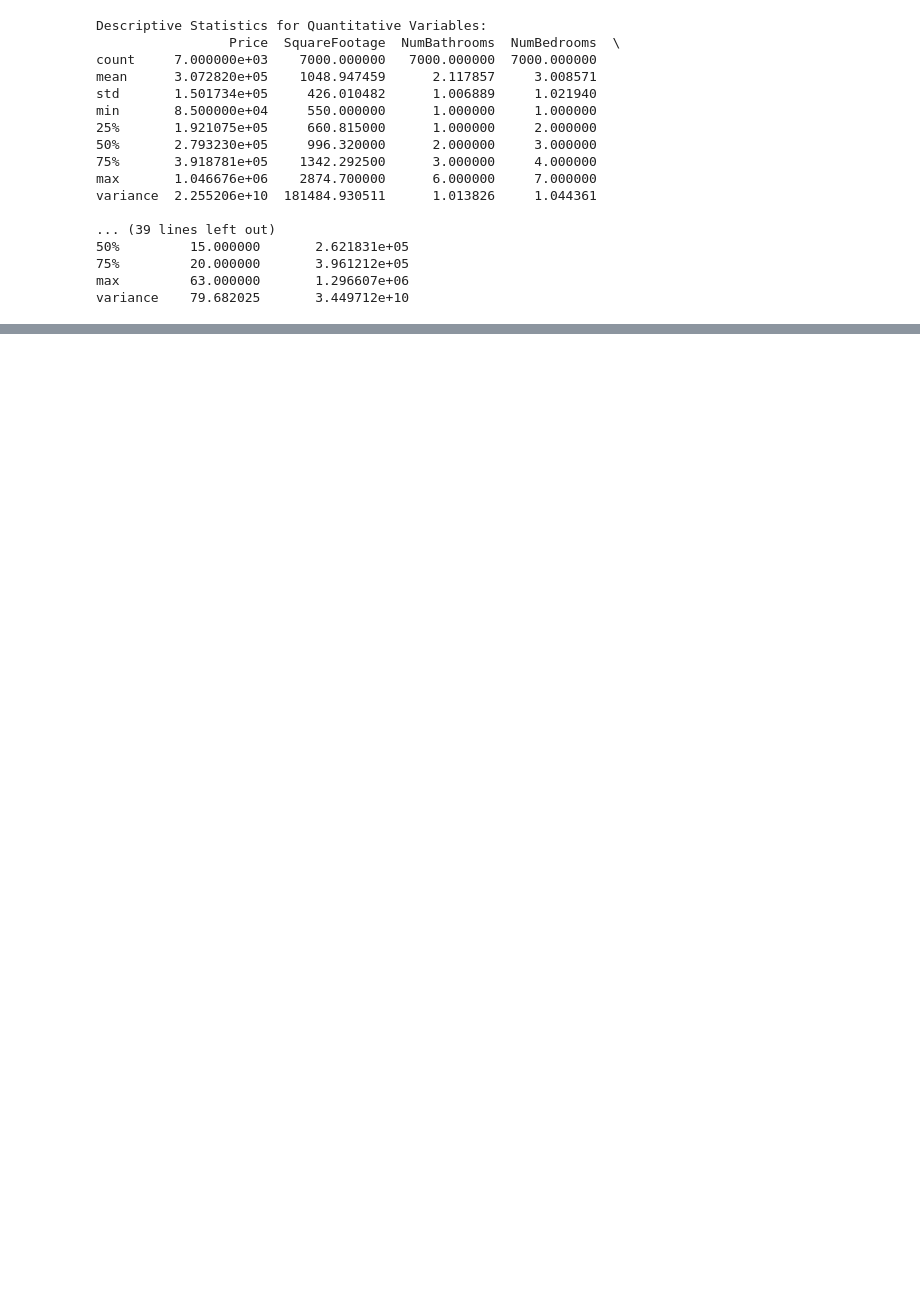
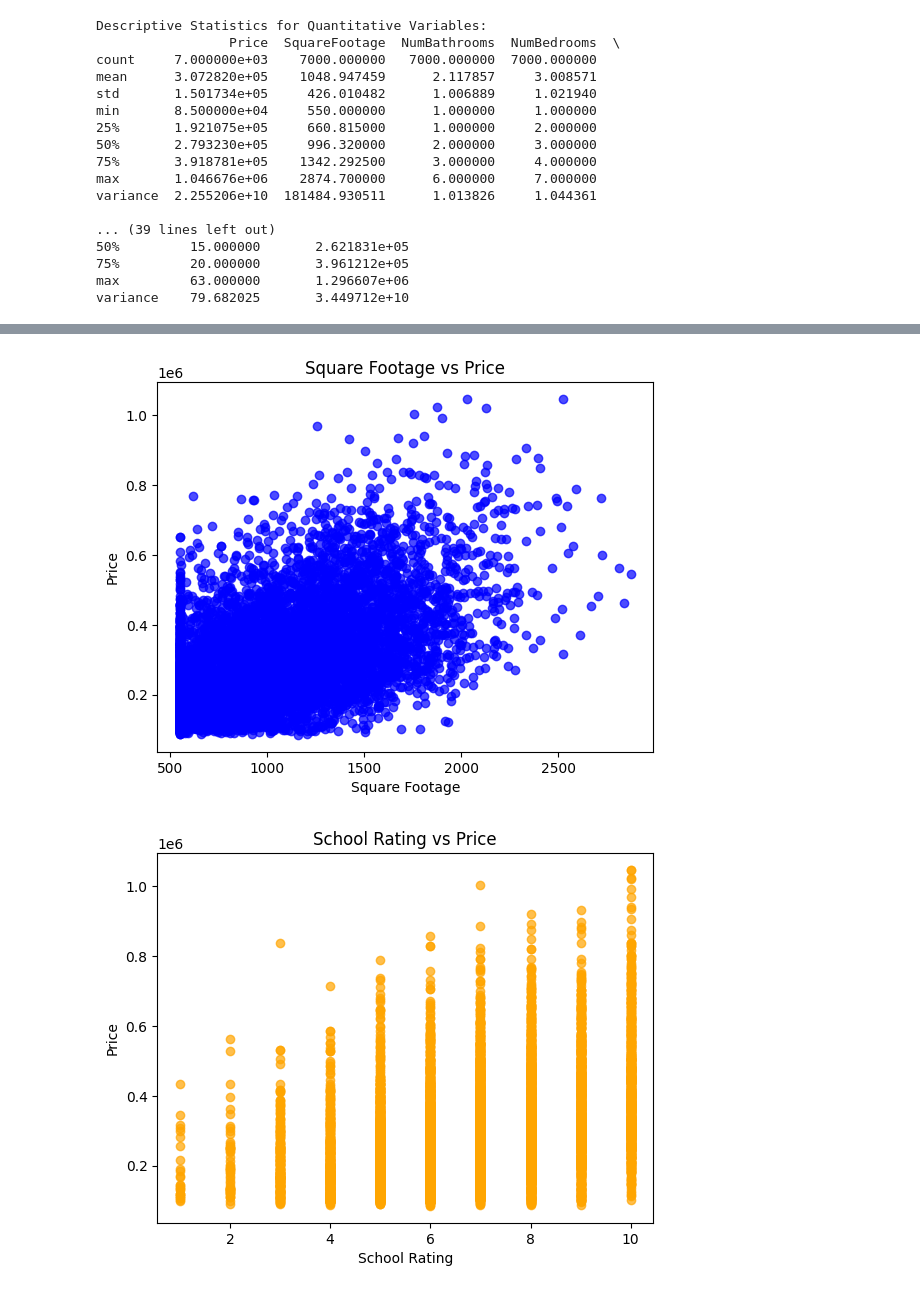
Before and after one commit to JadeFerguson/UGN2-Task1, a Jupyter notebook: UGN2 Task1.ipynb, the cells around one changed output, grey strips where cells are left out. Drawn from its saved outputs; the diff is of its cells as text; code cells hidden in the pictures; blank space fills up the shorter version.

```diff
--- a/UGN2 Task1.ipynb
+++ b/UGN2 Task1.ipynb
@@ -56,0 +106,40 @@ IsLuxury
+# %%
+# Bivariate visualization
+# Squarefootage vs Price
+plt.scatter(df['SquareFootage'], df['Price'], color='blue', alpha=0.7)
+plt.xlabel('Square Footage')
+plt.ylabel('Price')
+plt.title('Square Footage vs Price')
+plt.show()
+
+# school rating vs price
+plt.scatter(df['SchoolRating'], df['Price'], color='orange', alpha=0.7)
+plt.xlabel('School Rating')
+plt.ylabel('Price')
+plt.title('School Rating vs Price')
+plt.show()
+
+# Crime rate vs price
+plt.scatter(df['CrimeRate'], df['Price'], color='red', alpha=0.7)
+plt.xlabel('Crime Rate')
+plt.ylabel('Price')
+plt.title('Crime Rate vs Price')
+plt.show()
+
+# Previous sale price vs current price
+plt.scatter(df['PreviousSalePrice'], df['Price'], color='green', alpha=0.7)
+plt.xlabel('Previous Sale Price')
+plt.ylabel('Current Price')
+plt.title('Previous Sale Price vs Current Price')
+plt.show()
+
+# Garage vs price
+garage_price = df.groupby('Garage')['Price'].mean()
+plt.bar(garage_price.index, garage_price.values, color='purple', alpha=0.7)
+plt.xlabel('Garage')
+plt.ylabel('Average Price')
+plt.title('Average Price by Garage')
+plt.show()
+# %% [output]
+[figure, added]
+[figure, added]
```
Also changed, not shown: parts of 4 cells of this notebook.
